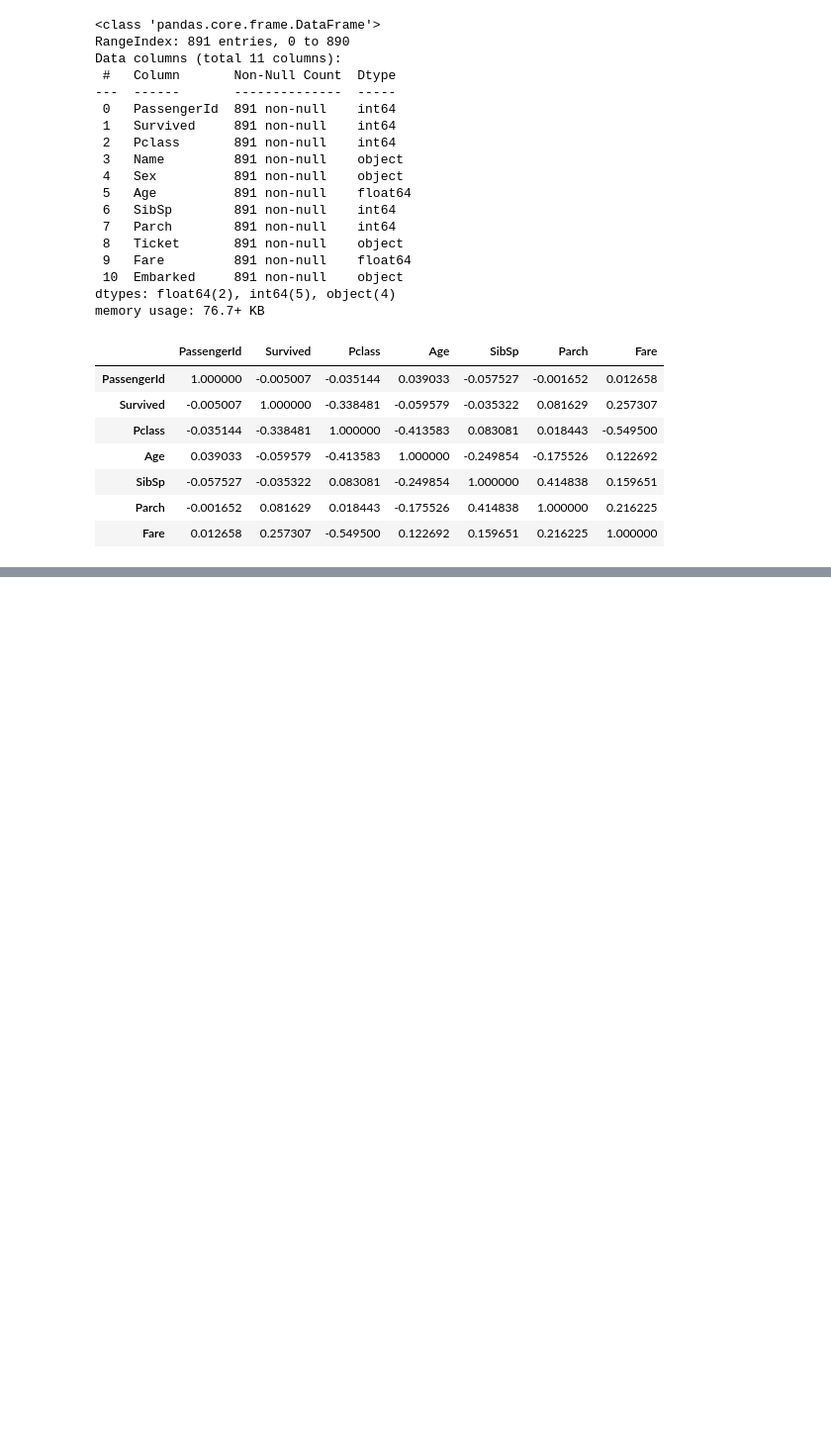
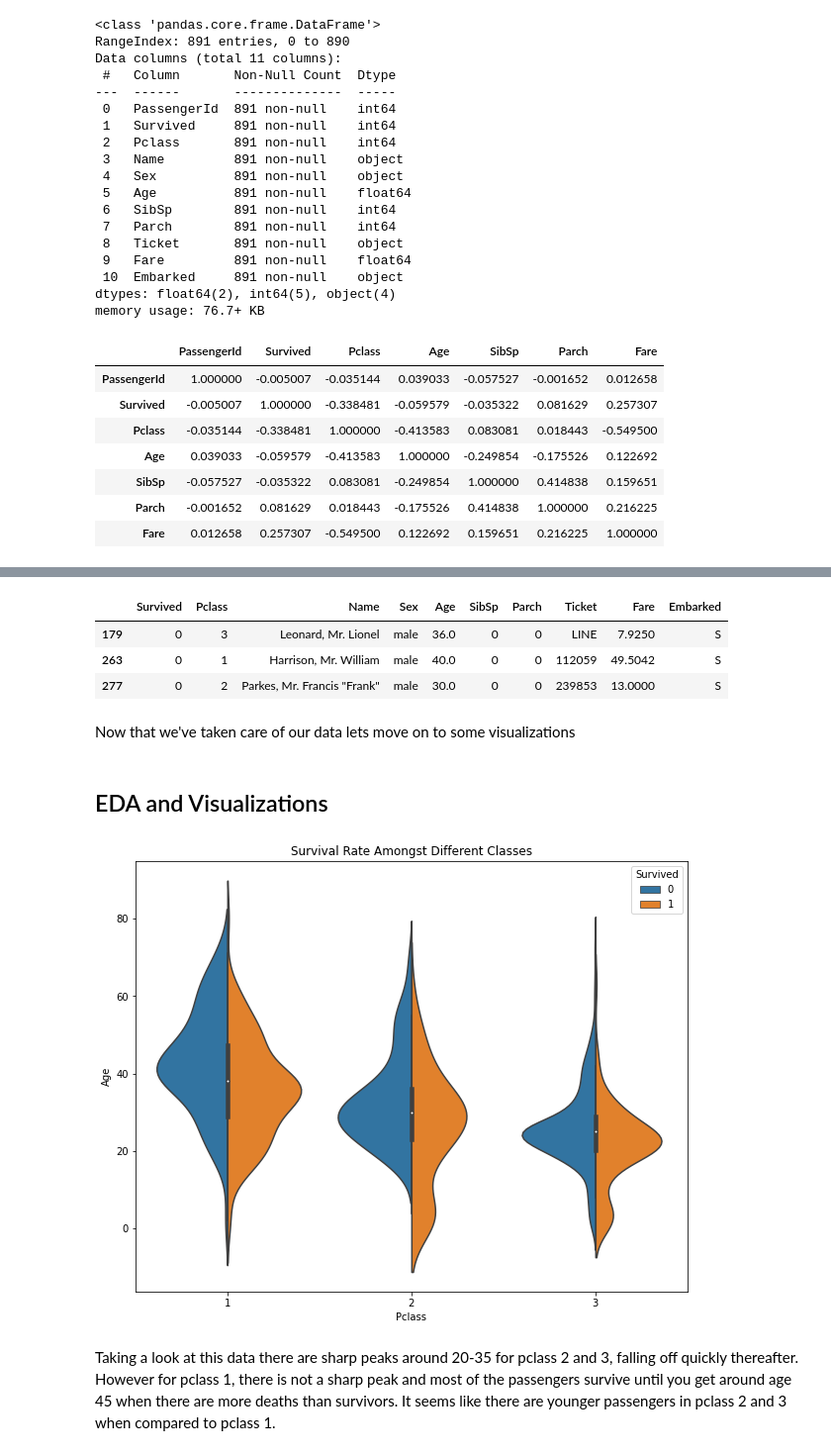
Before and after one commit to c-woo/Titanic-Kaggle, a Jupyter notebook: Titanic.ipynb, the cells around one changed output, grey strips where cells are left out. Shown at 99% size. Drawn from its saved outputs; the diff is of its cells as text; code cells hidden in the pictures; blank space fills up the shorter version.

```diff
--- a/Titanic.ipynb
+++ b/Titanic.ipynb
@@ -249,0 +343,28 @@ train_df.head()
+# %%
+## changing the 0's to null values so that we can use the same method we used to change null values for Age
+## we can use the s_class dataframe we created earlier which grouped by pclass and sex
+
+train_df['Fare'].replace(0, np.NaN, inplace=True)
+train_df['Fare'] = s_class['Fare'].transform(impute_median)
+# %%
+## checking to see if the data was inputted correctly
+
+train_df.iloc[[179, 263, 277]]
+# %% [output]
+|  | Survived | Pclass | Name | Sex | Age | SibSp | Parch | Ticket | Fare | Embarked |
+| 179 | 0 | 3 | Leonard, Mr. Lionel | male | 36.0 | 0 | 0 | LINE | 7.9250 | S |
+| 263 | 0 | 1 | Harrison, Mr. William | male | 40.0 | 0 | 0 | 112059 | 49.5042 | S |
+| 277 | 0 | 2 | Parkes, Mr. Francis "Frank" | male | 30.0 | 0 | 0 | 239853 | 13.0000 | S |
+# %% [markdown]
+Now that we've taken care of our data lets move on to some visualizations
+# %% [markdown]
+## EDA and Visualizations
+# %%
+plt.figure(figsize=(10, 8))
+sns.violinplot(x='Pclass', y='Age', hue='Survived', data=train_df, split=True)
+plt.title('Survival Rate Amongst Different Classes')
+plt.show()
+# %% [output]
+[figure, added]
+# %% [markdown]
+Taking a look at this data there are sharp peaks around 20-35 for pclass 2 and 3, falling off quickly thereafter. However for pclass 1, there is not a sharp peak and most of the passengers survive until you get around age 45 when there are more deaths than survivors. It seems like there are younger passengers in pclass 2 and 3 when compared to pclass 1.
```
Also changed, not shown: parts of 13 cells of this notebook.
